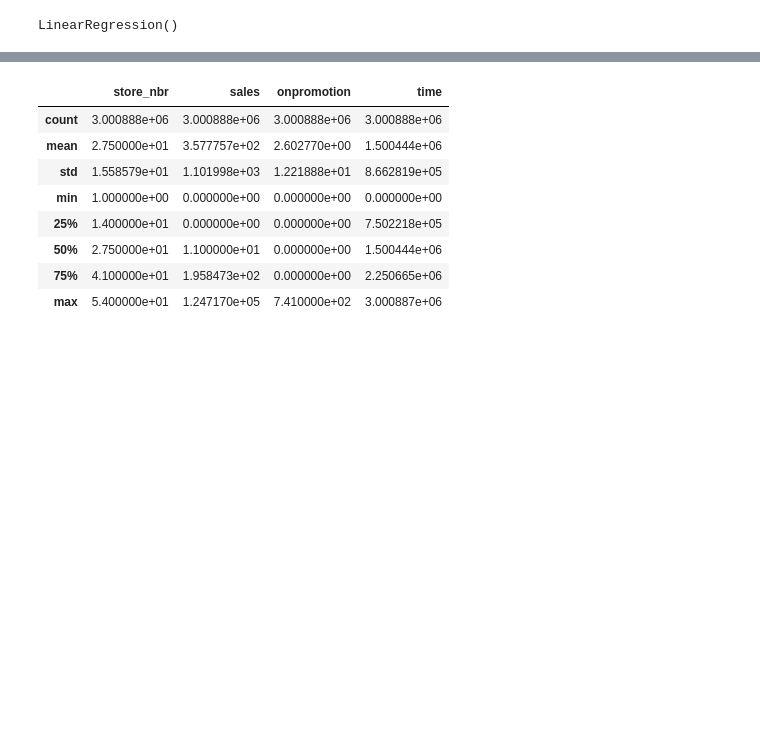
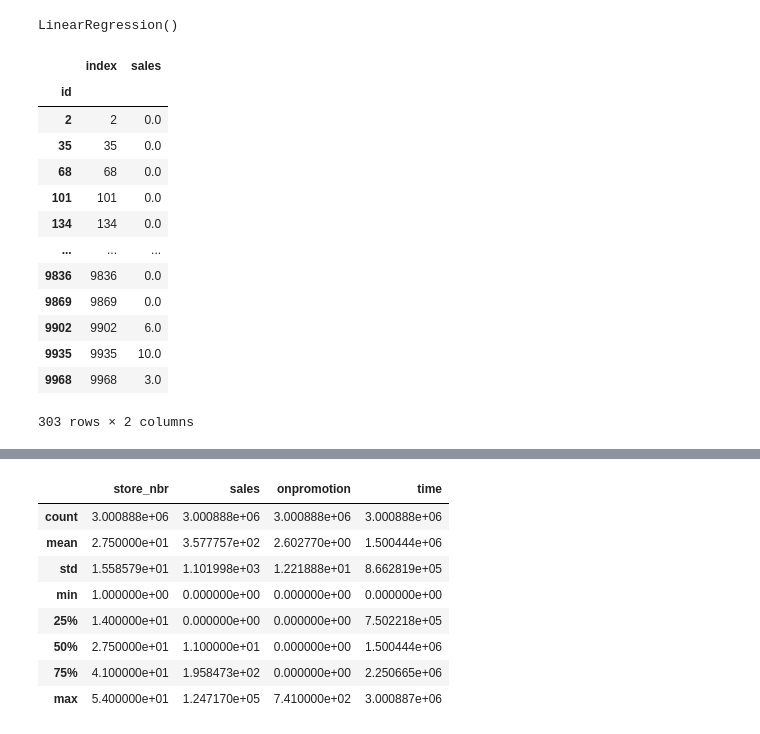
Before and after one commit to RodrigoHernan/intro-ml, a Jupyter notebook: time-series-forecasting/main.ipynb, the cells around one changed output, grey strips where cells are left out. Cells and saved outputs as stored; diff of their text form; code cells hidden in the pictures; blank space fills up the shorter version.

```diff
--- a/time-series-forecasting/main.ipynb
+++ b/time-series-forecasting/main.ipynb
@@ -52,5 +81,22 @@ model = LinearRegression()
 model.fit(X, y)
 # %% [output]
 LinearRegression()
+# %%
+train[train['BEAUTY']==1][['index', 'sales']]
+# %% [output]
+|  | index | sales |
+| id |  |  |
+| 2 | 2 | 0.0 |
+| 35 | 35 | 0.0 |
+| 68 | 68 | 0.0 |
+| 101 | 101 | 0.0 |
+| 134 | 134 | 0.0 |
+| ... | ... | ... |
+| 9836 | 9836 | 0.0 |
+| 9869 | 9869 | 0.0 |
+| 9902 | 9902 | 6.0 |
+| 9935 | 9935 | 10.0 |
+| 9968 | 9968 | 3.0 |
+303 rows × 2 columns
 # %%
 y_pred = pd.Series(model.predict(X))
```
Also changed, not shown: parts of 9 cells of this notebook.
